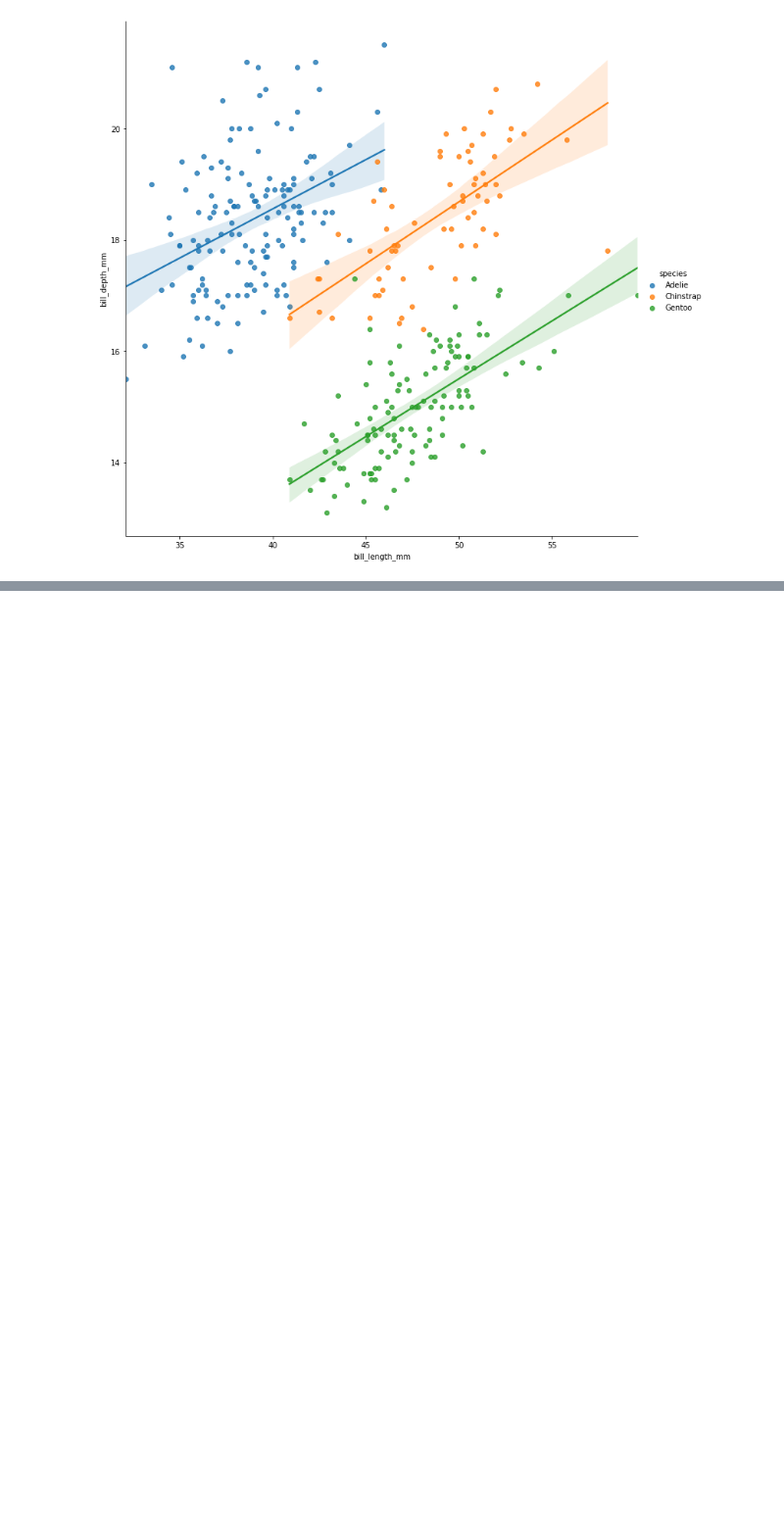
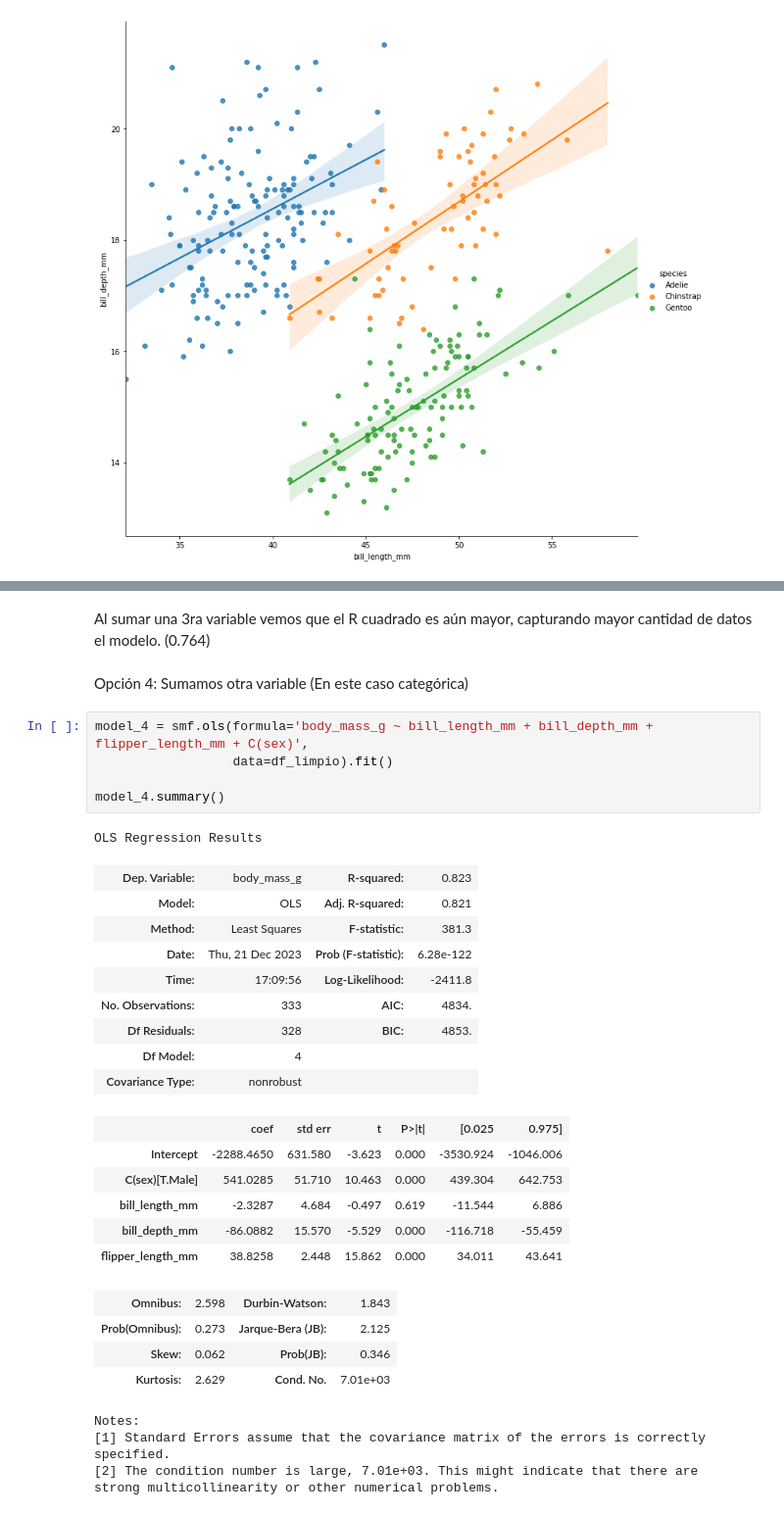
Before and after one commit to mariosanchez5/An-lisis-Exploratorios---Varios, a Jupyter notebook: Análisis Exploratorio - Pinguinos(sns).ipynb, the cells around one changed output, grey strips where cells are left out. Shown at 98% size. Drawn from its saved outputs; the diff is of its cells as text; blank space fills up the shorter version.

```diff
--- a/Análisis Exploratorio - Pinguinos(sns).ipynb
+++ b/Análisis Exploratorio - Pinguinos(sns).ipynb
@@ -520,0 +619,34 @@ sns.lmplot(data=df_limpio,
+# %% [markdown]
+Al sumar una 3ra variable vemos que el R cuadrado es aún mayor, capturando mayor cantidad de datos el modelo. (0.764)
+# %% [markdown]
+Opción 4: Sumamos otra variable (En este caso categórica)
+# %%
+model_4 = smf.ols(formula='body_mass_g ~ bill_length_mm + bill_depth_mm + flipper_length_mm + C(sex)',
+                  data=df_limpio).fit()
+
+model_4.summary()
+# %% [output]
+OLS Regression Results
+| Dep. Variable: | body_mass_g | R-squared: | 0.823 |
+| Model: | OLS | Adj. R-squared: | 0.821 |
+| Method: | Least Squares | F-statistic: | 381.3 |
+| Date: | Thu, 21 Dec 2023 | Prob (F-statistic): | 6.28e-122 |
+| Time: | 17:09:56 | Log-Likelihood: | -2411.8 |
+| No. Observations: | 333 | AIC: | 4834. |
+| Df Residuals: | 328 | BIC: | 4853. |
+| Df Model: | 4 |  |  |
+| Covariance Type: | nonrobust |  |  |
+|  | coef | std err | t | P>|t| | [0.025 | 0.975] |
+| Intercept | -2288.4650 | 631.580 | -3.623 | 0.000 | -3530.924 | -1046.006 |
+| C(sex)[T.Male] | 541.0285 | 51.710 | 10.463 | 0.000 | 439.304 | 642.753 |
+| bill_length_mm | -2.3287 | 4.684 | -0.497 | 0.619 | -11.544 | 6.886 |
+| bill_depth_mm | -86.0882 | 15.570 | -5.529 | 0.000 | -116.718 | -55.459 |
+| flipper_length_mm | 38.8258 | 2.448 | 15.862 | 0.000 | 34.011 | 43.641 |
+| Omnibus: | 2.598 | Durbin-Watson: | 1.843 |
+| Prob(Omnibus): | 0.273 | Jarque-Bera (JB): | 2.125 |
+| Skew: | 0.062 | Prob(JB): | 0.346 |
+| Kurtosis: | 2.629 | Cond. No. | 7.01e+03 |
+Notes:
+[1] Standard Errors assume that the covariance matrix of the errors is correctly specified.
+[2] The condition number is large, 7.01e+03. This might indicate that there are
+strong multicollinearity or other numerical problems.
```
Also changed, not shown: parts of 20 cells of this notebook.
